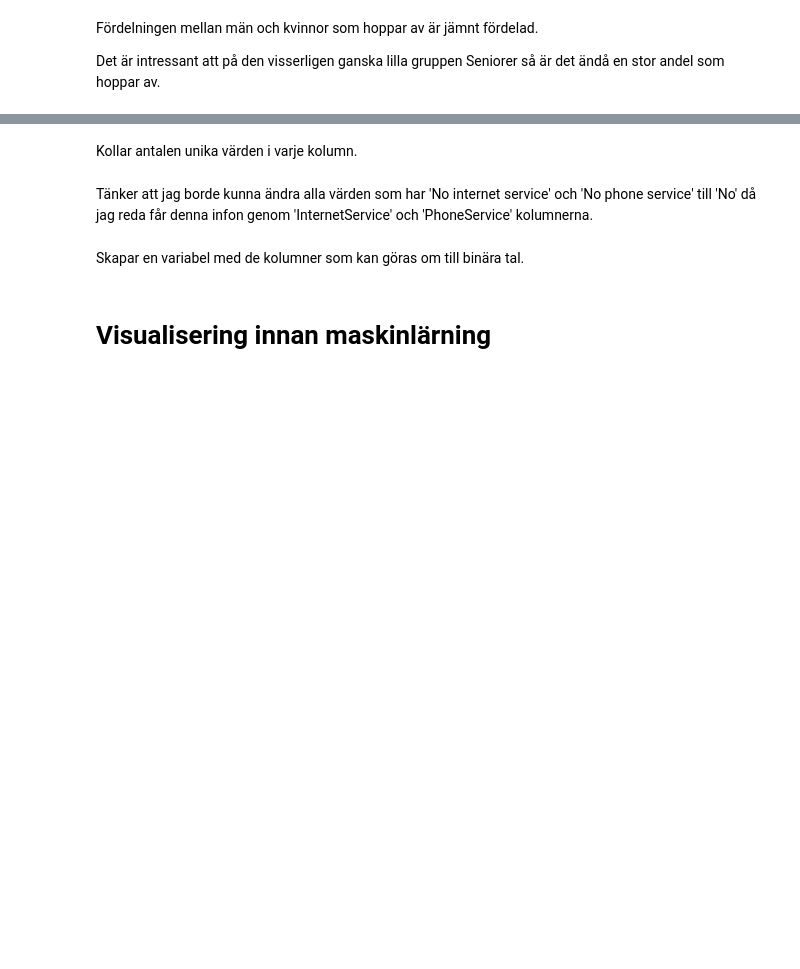
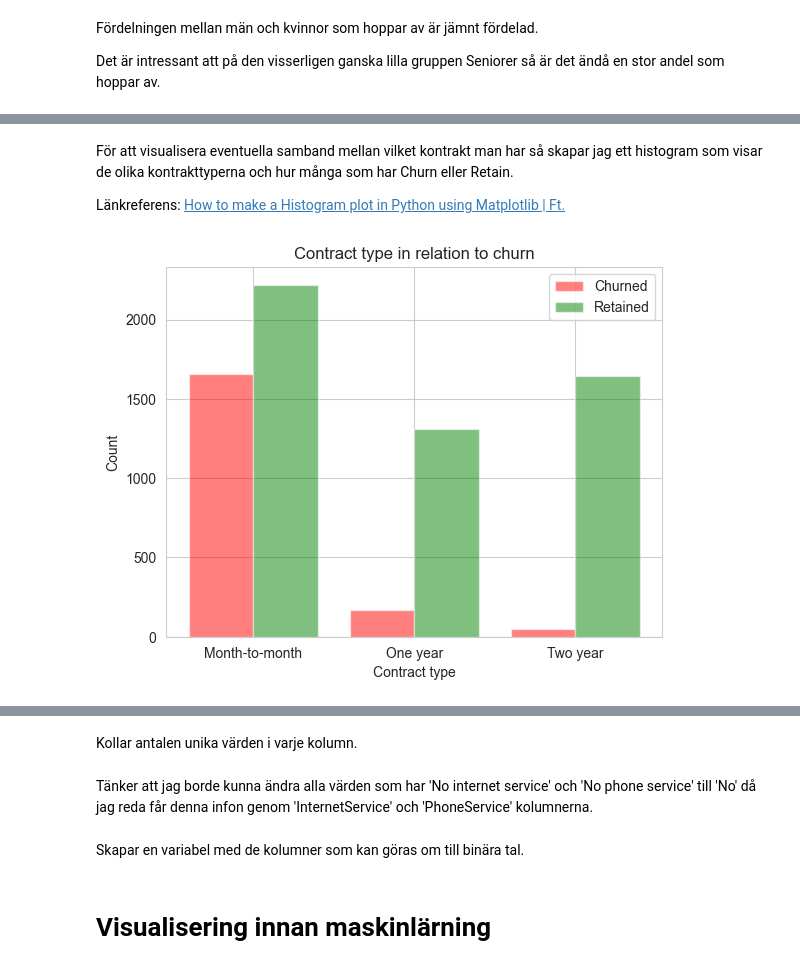
Before and after one commit to HermanCoding/AI2_Inlamning1, a Jupyter notebook: Inlamning1.ipynb, the cells around one changed output, grey strips where cells are left out. Cells and saved outputs as stored; diff of their text form; code cells hidden in the pictures; blank space fills up the shorter version.

```diff
--- a/Inlamning1.ipynb
+++ b/Inlamning1.ipynb
@@ -248,0 +281,29 @@ fig = plt.hist(x=df[['Churn','Contract']].value_counts(), density=True)
+# %% [markdown]
+För att visualisera eventuella samband mellan vilket kontrakt man har så skapar jag ett histogram som visar de olika kontrakttyperna och hur många som har Churn eller Retain.
+
+Länkreferens:
+[How to make a Histogram plot in Python using Matplotlib | Ft.](https://www.youtube.com/watch?v=yKPMetjQqsk)
+# %%
+fig, ax = plt.subplots()
+
+contracts = sorted(df['Contract'].unique())
+churned = df['Churn'] == 'Churned'
+retained = df['Churn'] == 'Retained'
+
+bins = np.arange(0, len(contracts) + 1)
+width = 0.4
+
+for i, contract in enumerate(contracts):
+    ax.bar(bins[i] - width/2, churned[df['Contract'] == contract].sum(), width=width, color='red', alpha=0.5)
+    ax.bar(bins[i] + width/2, retained[df['Contract'] == contract].sum(), width=width, color='green', alpha=0.5)
+
+ax.set_xticks([0, 1, 2])
+ax.set_title('Contract type in relation to churn')
+ax.set_xticklabels(['Month-to-month', 'One year', 'Two year'])
+ax.set_xlabel('Contract type')
+ax.set_ylabel('Count')
+ax.legend(['Churned', 'Retained'])
+
+plt.show()
+# %% [output]
+[figure, added]
```
Also changed, not shown: parts of 19 cells of this notebook, 1 other file.
